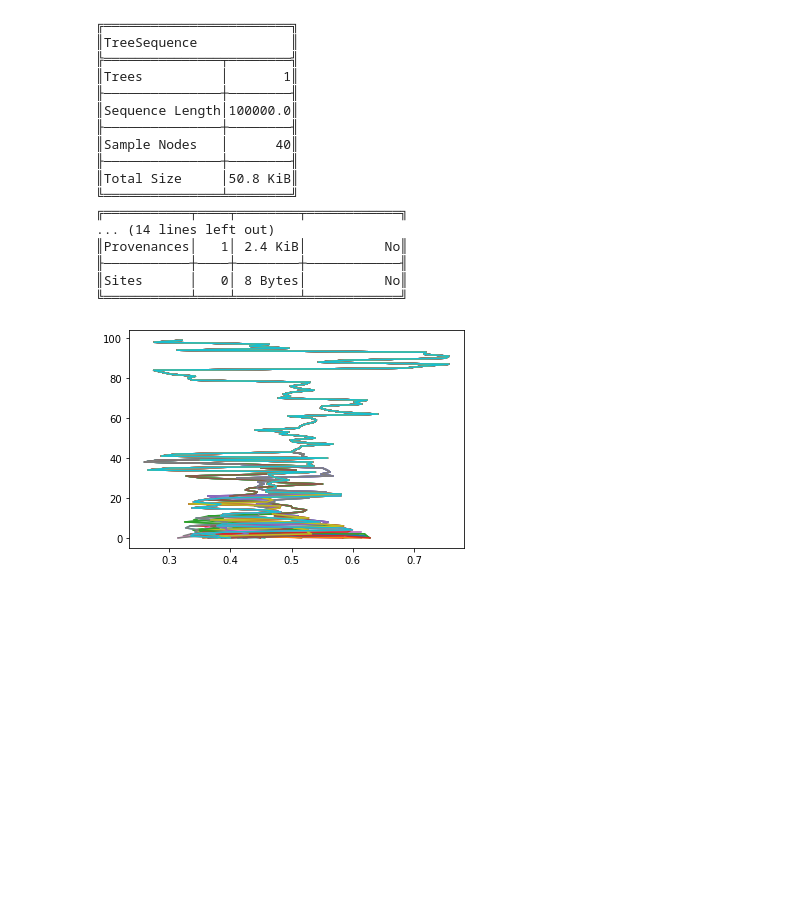
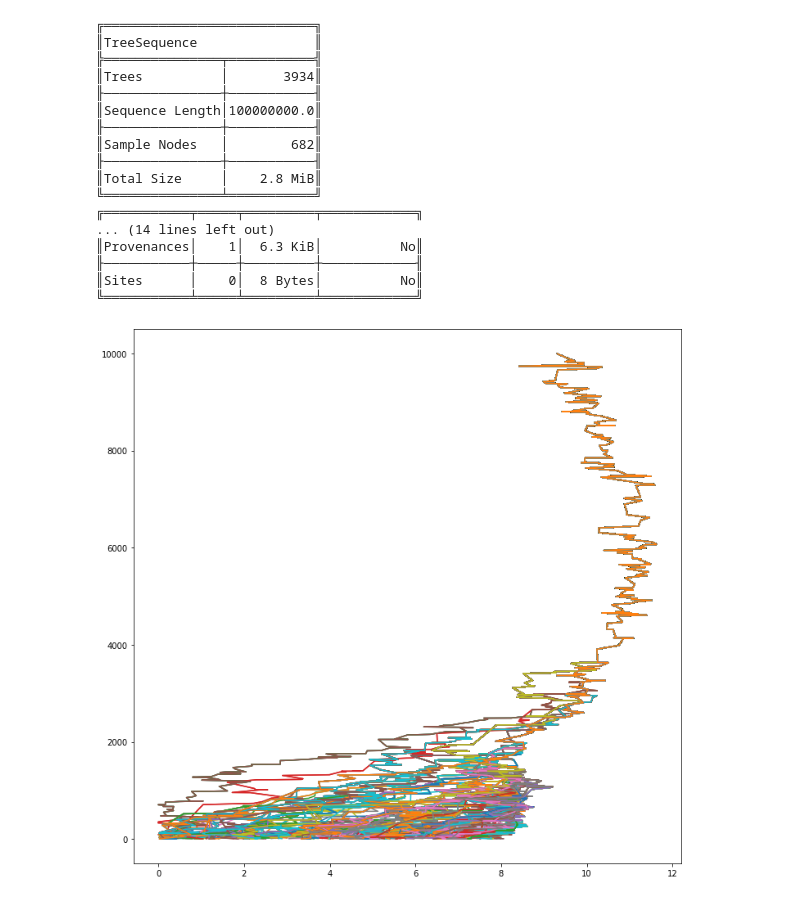
Before and after one commit to petrelharp/lineage_plotting, a Jupyter notebook: pme/spatial_trees.ipynb, the cells around one changed output. Cells and saved outputs as stored; diff of their text form; code cells hidden in the pictures; blank space fills up the shorter version.

Commit message:
lineage plotting

```diff
--- a/pme/spatial_trees.ipynb
+++ b/pme/spatial_trees.ipynb
@@ -4,5 +4,3 @@ import tskit
 import json
 import numpy as np
 from matplotlib import pyplot as plt
-
-ts = pyslim.load("./spatial.trees")
@@ -9,23 +9,25 @@ ts = pyslim.load("./spatial.trees")
+# %%
+ts = pyslim.load("pme.trees")
 # %%
 print(ts)
 # %% [output]
-╔════════════════════════╗
-║TreeSequence            ║
-╠═══════════════╤════════╣
-║Trees          │       1║
-╟───────────────┼────────╢
-║Sequence Length│100000.0║
-╟───────────────┼────────╢
-║Sample Nodes   │      40║
-╟───────────────┼────────╢
-║Total Size     │50.8 KiB║
-╚═══════════════╧════════╝
-╔═══════════╤════╤════════╤════════════╗
+╔═══════════════════════════╗
+║TreeSequence               ║
+╠═══════════════╤═══════════╣
+║Trees          │       3934║
+╟───────────────┼───────────╢
+║Sequence Length│100000000.0║
+╟───────────────┼───────────╢
+║Sample Nodes   │        682║
+╟───────────────┼───────────╢
+║Total Size     │    2.8 MiB║
+╚═══════════════╧═══════════╝
+╔═══════════╤═════╤═════════╤════════════╗
 ... (14 lines left out)
-║Provenances│   1│ 2.4 KiB│          No║
-╟───────────┼────┼────────┼────────────╢
-║Sites      │   0│ 8 Bytes│          No║
-╚═══════════╧════╧════════╧════════════╝
+║Provenances│    1│  6.3 KiB│          No║
+╟───────────┼─────┼─────────┼────────────╢
+║Sites      │    0│  8 Bytes│          No║
+╚═══════════╧═════╧═════════╧════════════╝
 # %%
 # Trace the path of each currently alive individual backward in time and record the location of the ancestor
 # Return (time, x)
@@ -52,7 +54,8 @@ for u in nodes:
 # Each element of paths is the lineage of one current individual
 # %%
 # Plot lineage locations over time
+fig, ax = plt.subplots(figsize=(12, 12))
 for path in paths:
-    plt.plot(path[:,1], path[:,0])
+    ax.plot(path[:,1], path[:,0])
 # %% [output]
-[figure, old version]
+[figure, new version]
```
Also changed, not shown: parts of 1 cell of this notebook, 1 other file.
